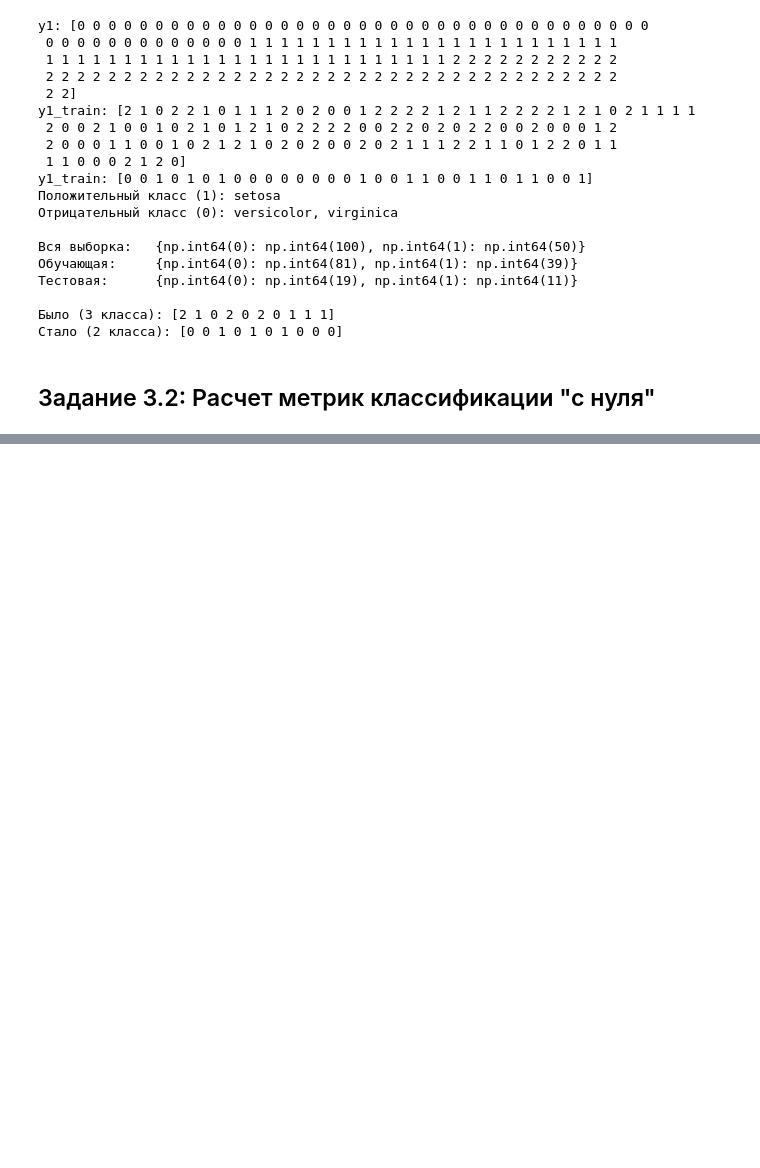
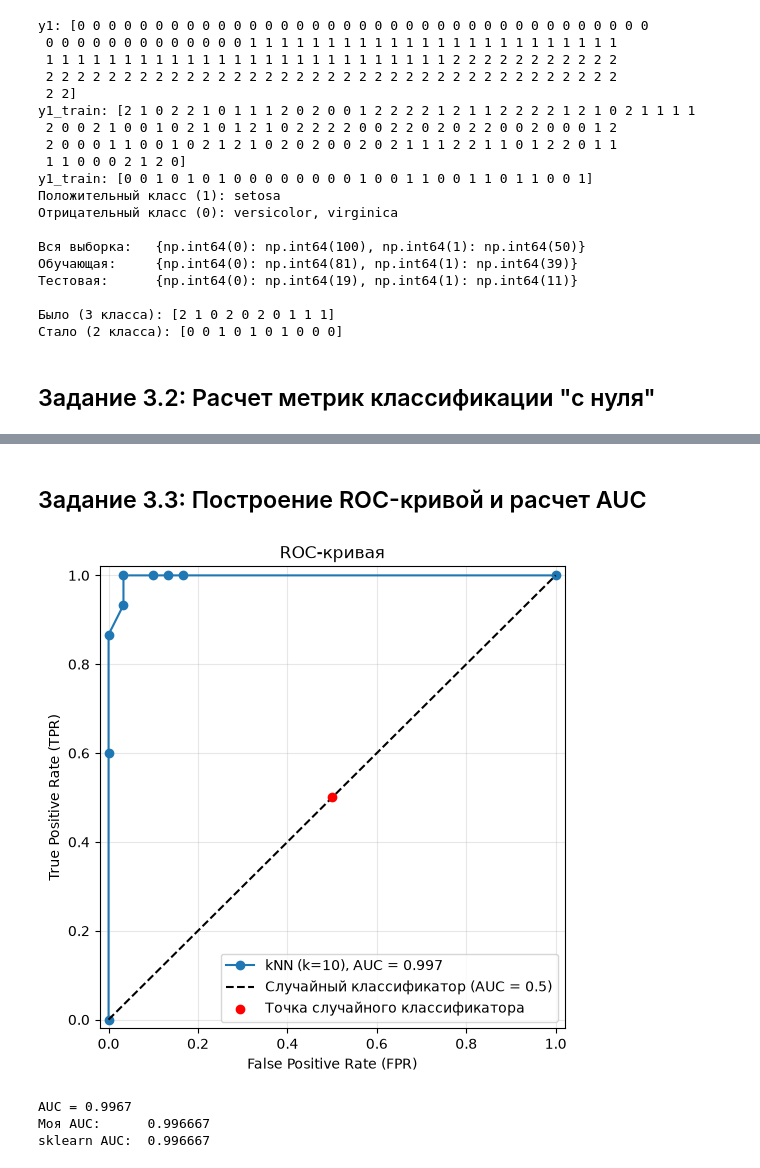
Before and after one commit to NEZHENSHEN/ML_LAB1, a Jupyter notebook: lab1.ipynb, the cells around one changed output, grey strips where cells are left out. Saved outputs shown, nothing was run; the diff lists cells and outputs as text; code cells hidden in the pictures; blank space fills up the shorter version.

Commit message:
feat: add roc curve and auc

```diff
--- a/lab1.ipynb
+++ b/lab1.ipynb
@@ -440,2 +432,67 @@ F1        = 1.0000
+# %% [markdown]
+## Задание 3.3: Построение ROC-кривой и расчет AUC
+# %%
+X, y = load_iris(return_X_y=True)
+y_bin = (y == 2).astype(int)          # virginica = 1, остальные = 0
+
+X_train, X_test, y_train, y_test = train_test_split(X, y_bin, test_size=0.3, random_state=0, stratify=y_bin)
+
+def knn_scores(X_train, y_train, X_test, k=10):
+    """Оценка = доля соседей положительного класса среди k ближайших."""
+    scores = []
+    for x in X_test:
+        dist = np.sqrt(np.sum((X_train - x) ** 2, axis=1))
+        nn = np.argsort(dist)[:k]
+        scores.append(y_train[nn].mean())
+    return np.array(scores)
+
+y_scores = knn_scores(X_train, y_train, X_test, k=10)
+
+def roc_curve(y_true, y_scores):
+    y_true = np.asarray(y_true)
+    y_scores = np.asarray(y_scores)
+
+    thresholds = np.unique(np.concatenate([y_scores, [0.0, 1.0]]))[::-1]
+    thresholds = np.concatenate([[1.0 + 1e-9], thresholds])
+
+    fpr, tpr = [], []
+    for t in thresholds:
+        y_pred = (y_scores >= t).astype(int)
+        (TN, FP), (FN, TP) = confusion_matrix(y_true, y_pred)
+        tpr.append(recall(y_true, y_pred))
+        fpr.append(FP / (FP + TN) if (FP + TN) > 0 else 0.0)
+    return np.array(fpr), np.array(tpr), thresholds
+
+
+def auc(fpr, tpr):
+    # метод трапеций: сумма (ширина * средняя высота)
+    area = 0.0
+    for i in range(1, len(fpr)):
+        area += (fpr[i] - fpr[i - 1]) * (tpr[i] + tpr[i - 1]) / 2
+    return area
+
+fpr, tpr, thr = roc_curve(y_test, y_scores)
+roc_auc = auc(fpr, tpr)
+
+plt.figure(figsize=(6, 6))
+plt.plot(fpr, tpr, marker='o', label=f'kNN (k=10), AUC = {roc_auc:.3f}')
+plt.plot([0, 1], [0, 1], 'k--', label='Случайный классификатор (AUC = 0.5)')
+plt.scatter([0.5], [0.5], color='red', zorder=5, label='Точка случайного классификатора')
+plt.xlabel('False Positive Rate (FPR)')
+plt.ylabel('True Positive Rate (TPR)')
+plt.title('ROC-кривая')
+plt.xlim(-0.02, 1.02); plt.ylim(-0.02, 1.02)
+plt.grid(alpha=0.3)
+plt.legend(loc='lower right')
+plt.show()
+
+print(f"AUC = {roc_auc:.4f}")
+print("Моя AUC:     ", round(roc_auc, 6))
+print("sklearn AUC: ", round(roc_auc_score(y_test, y_scores), 6))
+# %% [output]
+[figure, added]
+AUC = 0.9967
+Моя AUC:      0.996667
+sklearn AUC:  0.996667
 # %% [markdown]
 ![image.png](attachment:6263ea49-eecf-4248-b694-99019e5a6cbd.png)![image.png](attachment:0143b05d-b2ef-4def-bfae-7d59e1c3d44a.png)
```
Also changed, not shown: parts of 2 cells of this notebook.
